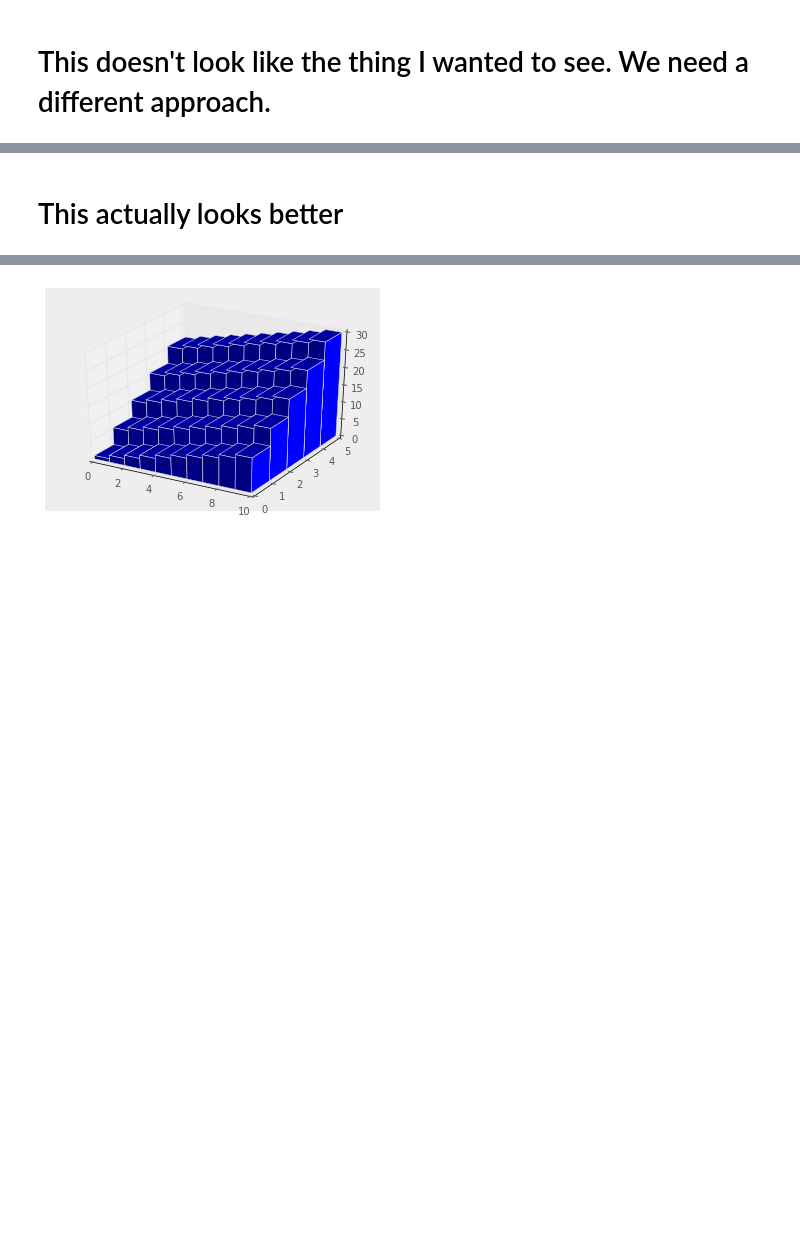
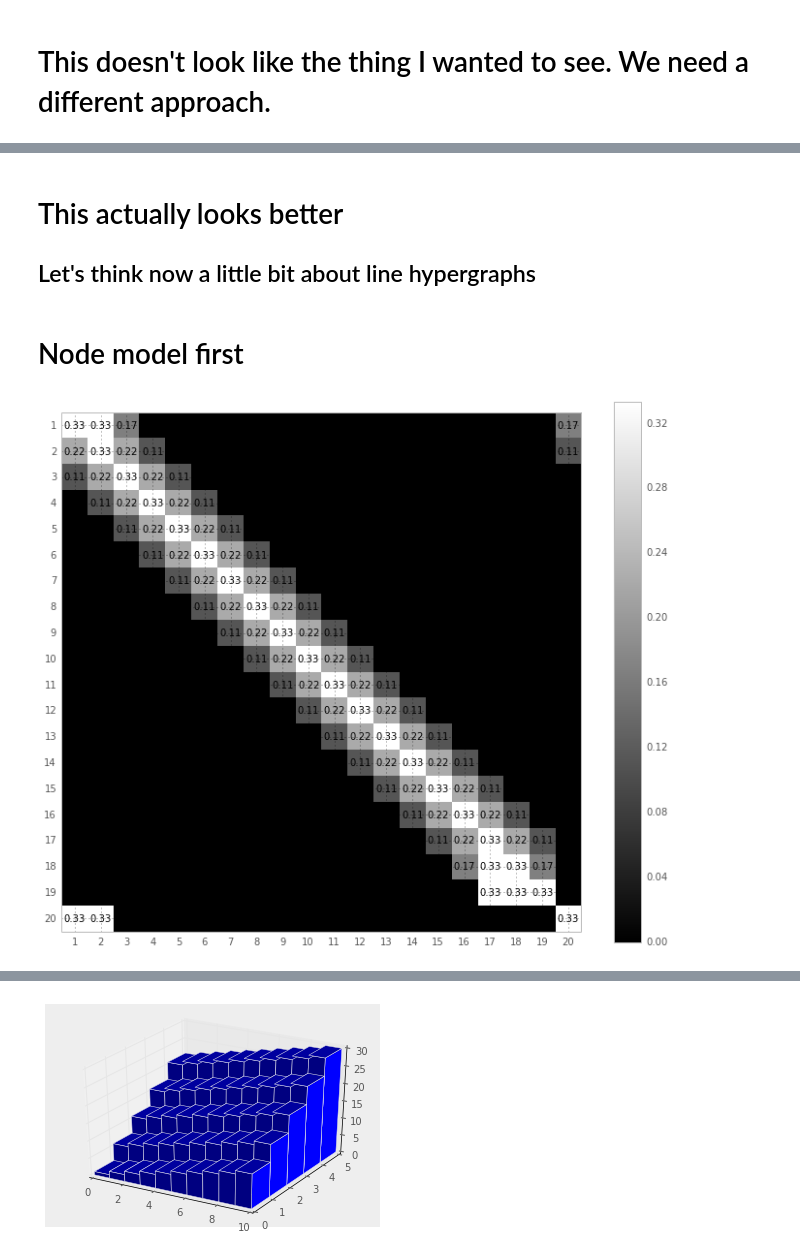
Before and after one commit to ilonajulczuk/hypergraph, a Jupyter notebook: notebooks/Random Walks.ipynb, the cells around one changed output, grey strips where cells are left out. Saved outputs shown, nothing was run; the diff lists cells and outputs as text; code cells hidden in the pictures; blank space fills up the shorter version.

```diff
--- a/notebooks/Random Walks.ipynb
+++ b/notebooks/Random Walks.ipynb
@@ -162,2 +173,23 @@ plt.bar(xs, ys, width=width, color='crimson', label='Simulated')
 # %% [markdown]
 # This actually looks better
+
+## Let's think now a little bit about line hypergraphs
+# %%
+from hypergraph.hypergraph_models import HyperGraph
+
+def create_line_hypergraph(N, cardinality):
+    HG = HyperGraph()
+    nodes = range(N)
+    hyper_edges = [range(i, i + cardinality) for i in range(N + 1 - cardinality)]
+    HG.add_nodes_from(nodes)
+    HG.add_edges_from(hyper_edges)
+    return HG
+
+HG = create_line_hypergraph(20, 3)
+# %% [markdown]
+# Node model first
+# %%
+hypergraph_line_walk_matrix = create_markov_matrix_model_nodes(HG)
+plot_transition_matrix(hypergraph_line_walk_matrix)
+# %% [output]
+[figure, added]
```
Also changed, not shown: parts of 11 cells of this notebook.
